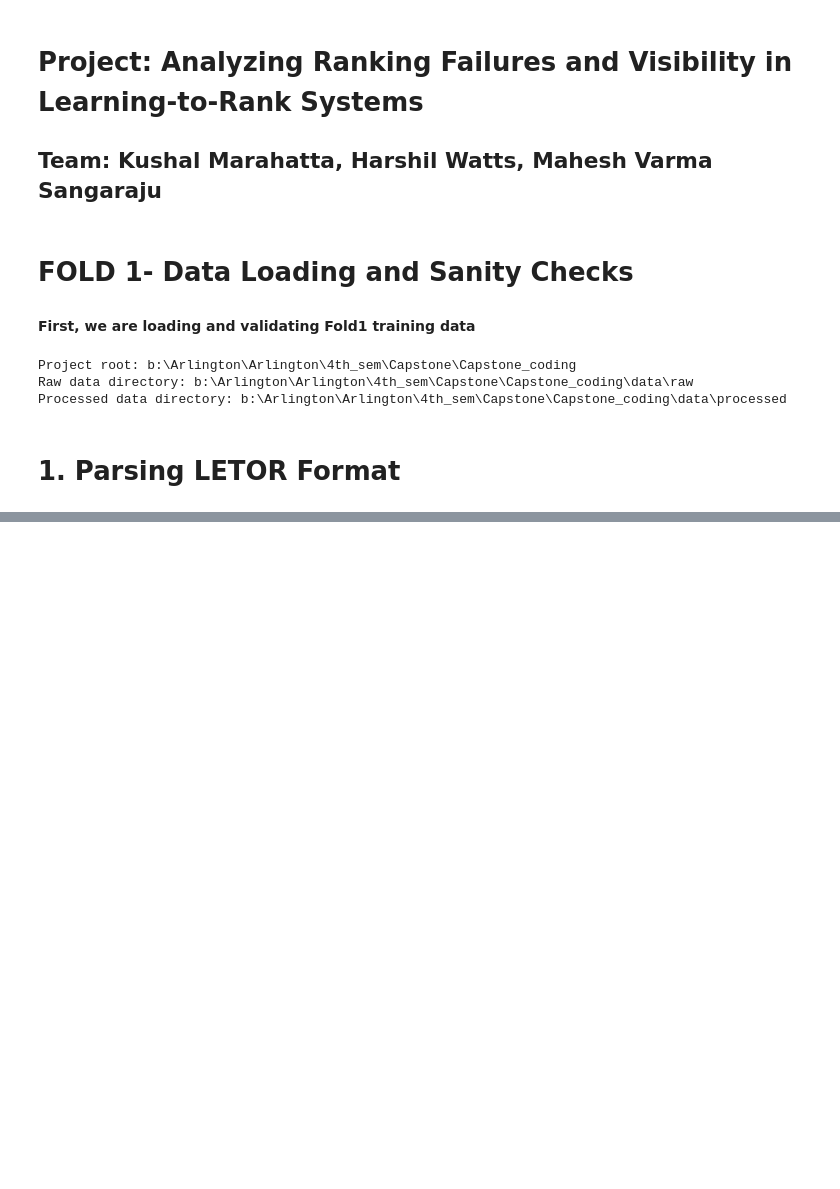
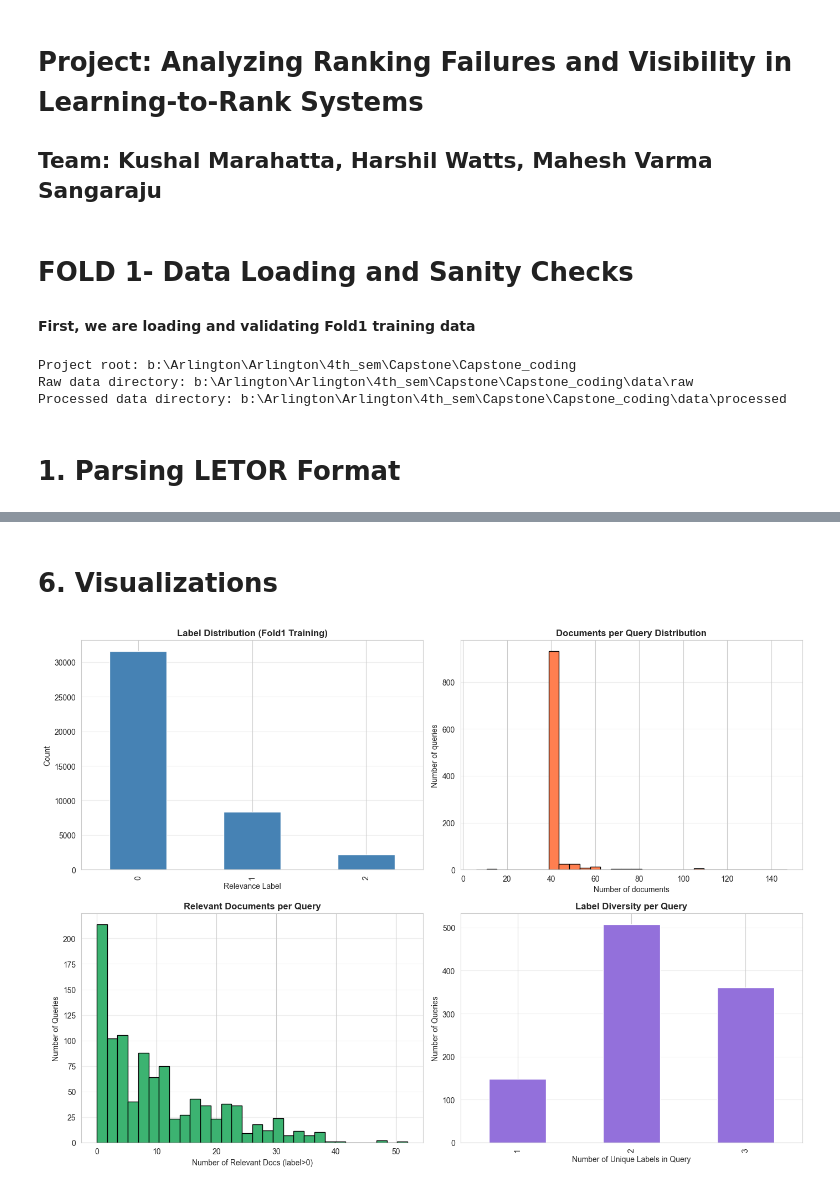
Before and after one commit to KushalMarahatta/Capstone_coding, a Jupyter notebook: notebooks/01_eda.ipynb, the cells around one changed output, grey strips where cells are left out. Cells and saved outputs as stored; diff of their text form; code cells hidden in the pictures; blank space fills up the shorter version.

Commit message:
Phase A complete: EDA and sanity checks for Fold1

```diff
--- a/notebooks/01_eda.ipynb
+++ b/notebooks/01_eda.ipynb
@@ -86,0 +98,15 @@ def parse_letor_file(filepath):
+# %%
+#path to the fold1 training data
+FOLD1_DIR=DATA_RAW/'MQ2007'/'Fold1'
+TRAIN_FILE=FOLD1_DIR/'train.txt'
+
+print(f'Looking for training file at: {TRAIN_FILE}')
+print(f'File exists: {TRAIN_FILE.exists()}')
+
+if not TRAIN_FILE.exists():
+    print("\n File not found. Please check")
+
+else:
+    print("\n Loading Fold1 training data...")
+    train_data=parse_letor_file(str(TRAIN_FILE))
+    print(f'Loaded {len(train_data)} documents')
@@ -86,0 +301,37 @@ def parse_letor_file(filepath):
+# %% [markdown]
+# 6. Visualizations
+# %%
+fig, axes= plt.subplots(2,2, figsize=(14,10))
+
+#Plot 1: Label distribution
+label_counts.plot(kind='bar', ax=axes[0,0], color='steelblue')
+axes[0,0].set_title('Label Distribution (Fold1 Training)', fontsize=12, fontweight='bold')
+axes[0,0].set_xlabel('Relevance Label')
+axes[0,0].set_ylabel('Count')
+axes[0,0].grid(axis='y', alpha=0.3)
+
+#Plot 2: Documents per query distribution
+axes[0,1].hist(query_df['num_docs'], bins=30, color='coral', edgecolor='black')
+axes[0,1].set_title('Documents per Query Distribution', fontsize=12, fontweight='bold')
+axes[0,1].set_xlabel('Number of documents')
+axes[0,1].set_ylabel('Number of queries')
+axes[0,1].grid(axis='y', alpha=0.3)
+
+#Plot 3: Relevant documents per query
+axes[1,0].hist(query_df['num_relevant'], bins=30, color='mediumseagreen', edgecolor='black')
+axes[1,0].set_title('Relevant Documents per Query', fontsize=12, fontweight='bold')
+axes[1,0].set_xlabel('Number of Relevant Docs (label>0)')
+axes[1,0].set_ylabel('Number of Queries')
+axes[1,0].grid(axis='y', alpha=0.3)
+
+#Plot 4: Label diversity per query
+query_df['unique_labels'].value_counts().sort_index().plot(kind='bar', ax=axes[1,1], color='mediumpurple')
+axes[1,1].set_title('Label Diversity per Query', fontsize=12, fontweight='bold')
+axes[1,1].set_xlabel('Number of Unique Labels in Query')
+axes[1,1].set_ylabel('Number of Queries')
+axes[1,1].grid(axis='y',alpha=0.3)
+
+plt.tight_layout()
+plt.show()
+# %% [output]
+[figure, added]
```
Also changed, not shown: parts of 32 cells of this notebook, 1 other file.
